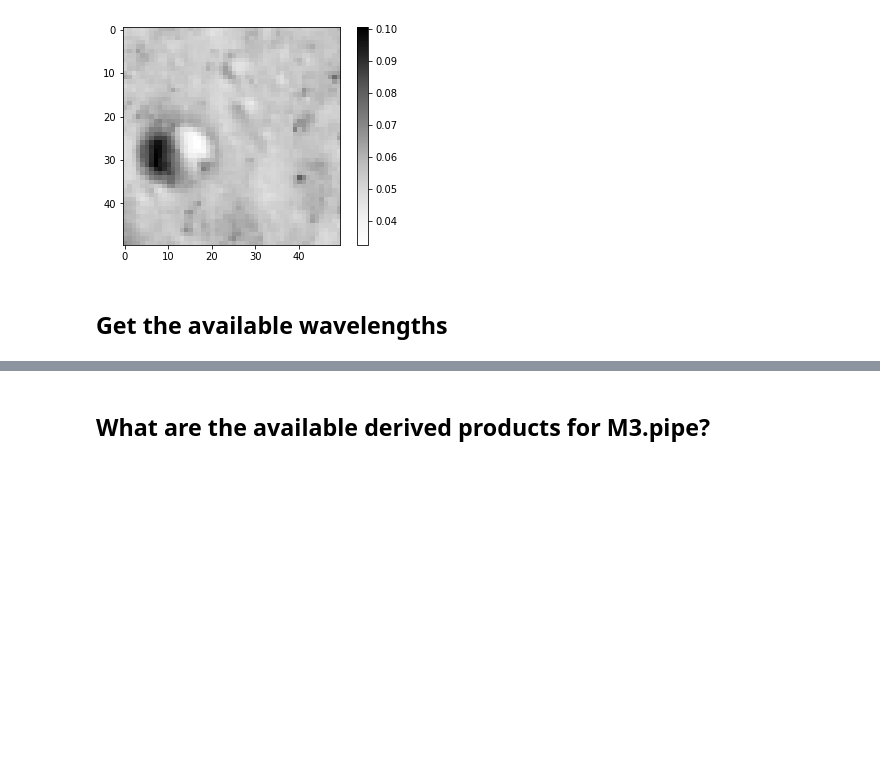
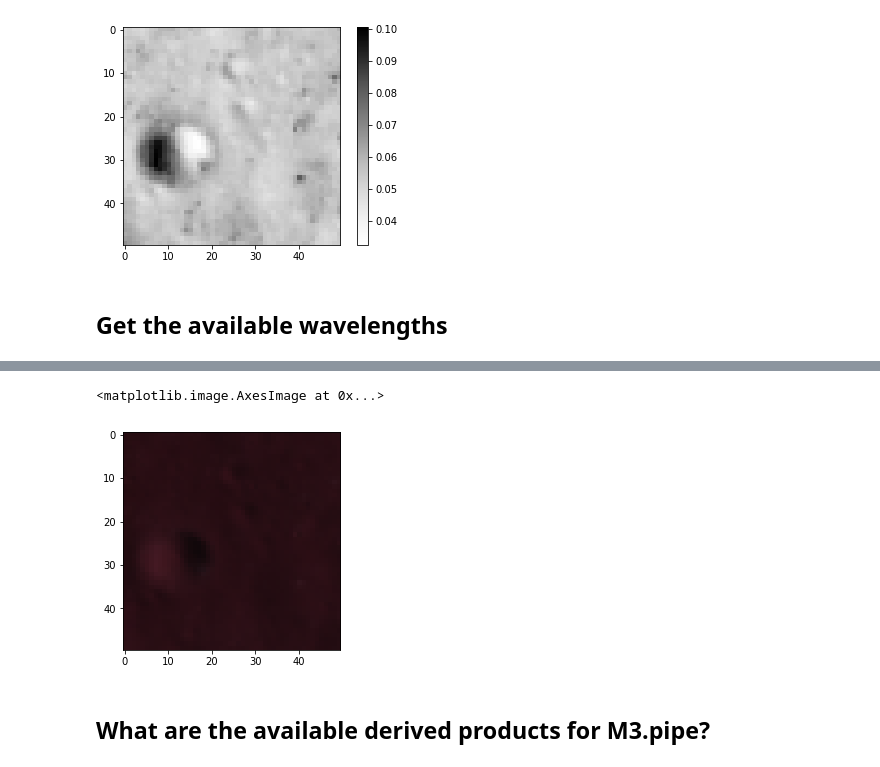
Before and after one commit to jlaura/PyHAT, a Jupyter notebook: notebooks/03. Derived Products - M3.ipynb, the cells around one changed output, grey strips where cells are left out. Saved outputs shown, nothing was run; the diff lists cells and outputs as text; code cells hidden in the pictures; blank space fills up the shorter version.

```diff
--- a/notebooks/03. Derived Products - M3.ipynb
+++ b/notebooks/03. Derived Products - M3.ipynb
@@ -51,3 +101,10 @@ colorbar()
+# %%
+arr = m.loc[[1978, 540, 770]]
+arr = np.moveaxis(arr, 0, -1)  # The axis movement is required for a 3 band plot.
+imshow(arr)
+# %% [output]
+<matplotlib.image.AxesImage at 0x...>
+[figure, added]
 # %%
 from libpysat.derived.m3 import pipe, development, new, supplemental
 # %% [markdown]
```
Also changed, not shown: parts of 22 cells of this notebook.
